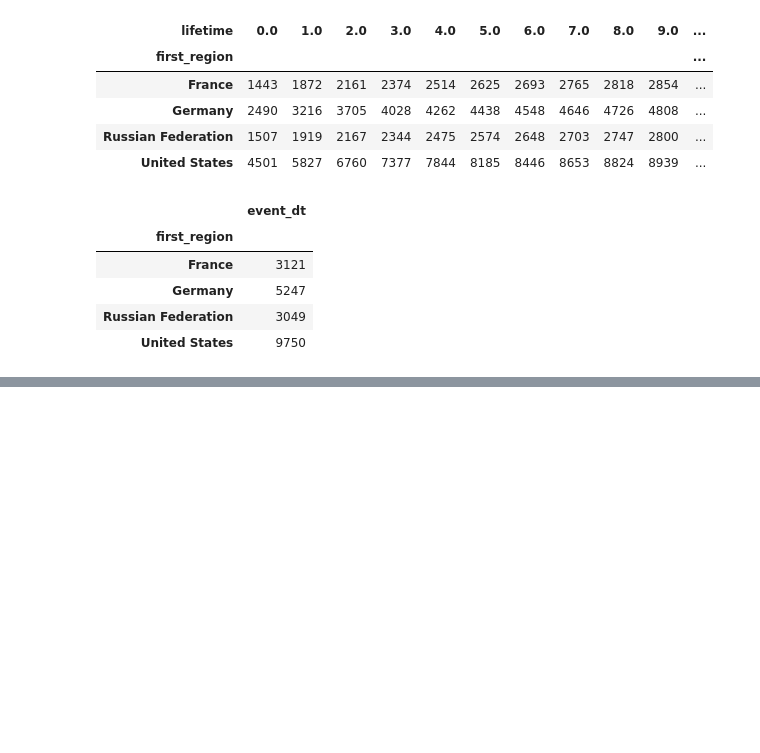
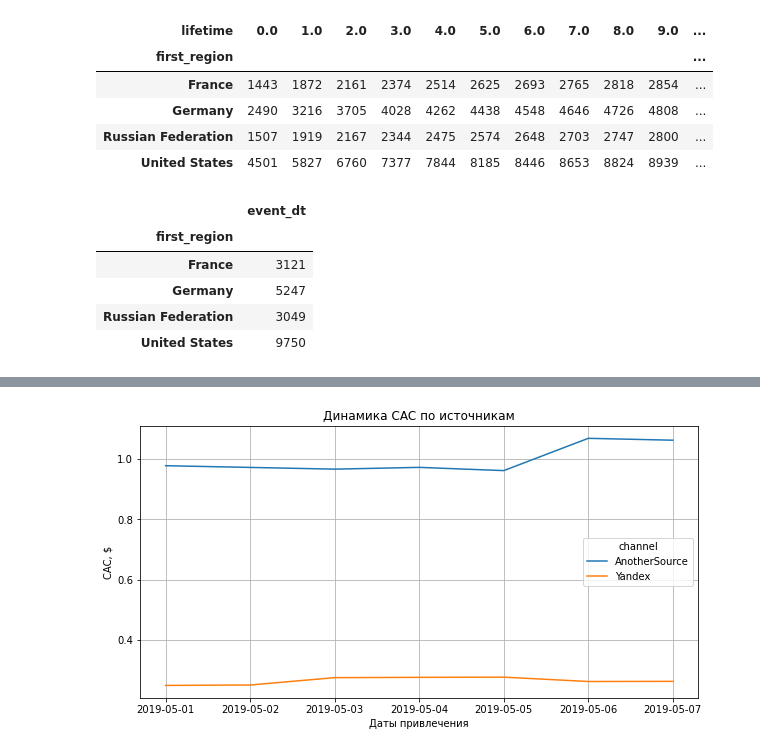
Before and after one commit to okeangel/da_portfolio, a Jupyter notebook: templates/marketing_data_analytics.ipynb, the cells around one changed output, grey strips where cells are left out. Saved outputs shown, nothing was run; the diff lists cells and outputs as text; code cells hidden in the pictures; blank space fills up the shorter version.

```diff
--- a/templates/marketing_data_analytics.ipynb
+++ b/templates/marketing_data_analytics.ipynb
@@ -2581,0 +2757,8 @@ plt.show()
+# %%
+# рассчитываем LTV и ROI
+
+ltv_raw, ltv, ltv_history, roi, roi_history = get_ltv(
+    profiles, orders, datetime.date(2019, 5, 13), 7, dimensions=['channel']
+)
+
+roi  # таблица ROI
@@ -2581,0 +2789,10 @@ plt.show()
+# %%
+roi_history.pivot_table(
+    index='date', columns='channel', values='cac', aggfunc='mean'
+).plot(grid=True, figsize=(10, 5))
+plt.title('Динамика CAC по источникам')
+plt.xlabel('Даты привлечения')
+plt.ylabel('CAC, $')
+plt.show()
+# %% [output]
+[figure, added]
```
Also changed, not shown: parts of 97 cells of this notebook.
